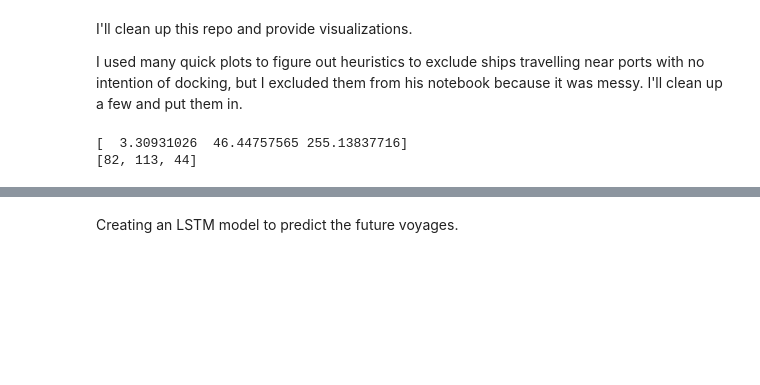
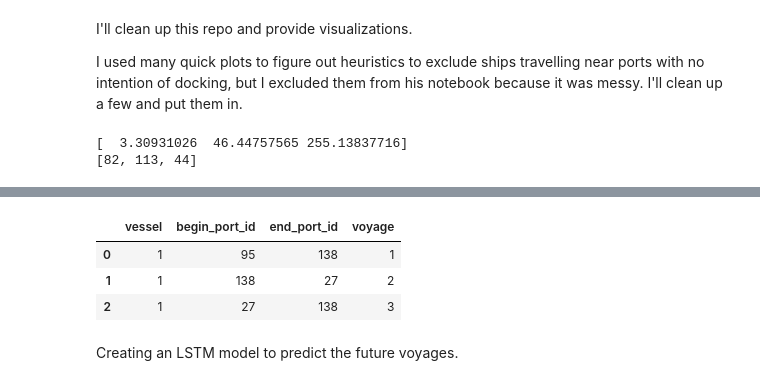
Before and after one commit to yaobviously/sym-cargo, a Jupyter notebook: sym_cargo.ipynb, the cells around one changed output, grey strips where cells are left out. Cells and saved outputs as stored; diff of their text form; code cells hidden in the pictures; blank space fills up the shorter version.

```diff
--- a/sym_cargo.ipynb
+++ b/sym_cargo.ipynb
@@ -274,7 +276,7 @@ def assign_ports(df):
   df['min_speed_for_seq'] = df.groupby('seq_port')['vin_speed'].transform(lambda x: x.min())
   df['nearest_port_dist'] = [[(v)[1] for v in close_ones[n].items()][0] if n in close_ones else 0 for n in df['pred_port']]
   df['nearest_port_min'] = (df['port_dist'] > (df['nearest_port_dist']/2)).astype(int)
-  df['backup_pred'] = df['pred_port']
+  df['back_up_pred'] = df['pred_port']
   # df['max_draft_change'] = [min_max[n][2] if n in min_max else 0 for n in df['pred_port']]
   # df['dist_above_max'] = (df['port_dist'] > df['max_draft_change']).astype(int)
   # df['pred_port'] = np.where(df['dist_above_max'] == 1, 0, df['pred_port'])
@@ -286,13 +288,13 @@ def assign_ports(df):
   # calcing distance from prior port
   df['dist_last_port'] = [vincenty(l, ports[p]) if p>0 else 0 for l, p in zip(df['lat_long'], df['prior_port'])]
 
-  condition = ((df['port_dist'] > 20) & (df['vin_speed'] >1))
+  condition = ((df['port_dist'] > 20) & (df['vin_speed'] >1) & (df['dist_last_port'] <1000))
   df.loc[condition, 'pred_port'] = 0
 
   testcondition = ((df['pred_port']).isin(really_close) & (df['port_dist'] >1))
   df.loc[testcondition, 'pred_port'] = 0
 
-  condition2 = ((df['pred_port'].isin(close_ones)) & (df['vin_speed'] > 0.5))
+  condition2 = ((df['pred_port'].isin(close_ones)) & (df['vin_speed'] > 2))
   df.loc[condition2, 'pred_port'] = 0
 
   condition3 = (df['seq_count'] <2)
@@ -307,14 +309,11 @@ def assign_ports(df):
   condition6 = ((df['pred_port'] == 99) & (df['port_dist'] >10))
   df.loc[condition6, 'pred_port'] = 0
 
-  condition7 = ((df['min_dist_for_seq'] > 40) & (df['sum_draft_change'] <1))
+  condition7 = (df['min_dist_for_seq'] > 40)
   df.loc[condition7, 'pred_port'] = 0
 
-  condition8 = ((df['pred_port'] == 34) & (df['port_dist'] > 24))
+  condition8 = ((df['pred_port'] == 34) & (df['sum_draft_change'] >0 ))
   df.loc[condition8, 'pred_port'] = 0
-
-  specific155 = ~((df['sum_draft_change'] >0) | (df['seq_count'] >5))
-  df['pred_port'] = np.where(specific155, 0, df['pred_port'])
 
   df['pred_port'] = np.where(df['dist_diff'] >= 15, 0, df['pred_port'])
 
@@ -460,10 +459,8 @@ for df in processed_dfs.keys():
   df_['dist_above_min'] = df_['min_dist_for_seq'] - df_['min_dist']
   df_['dist_above_max'] = (df_['port_dist'] > df_['max_draft_change']).astype(int)
   df_['pred_port'] = np.where(df_['dist_above_max'] == 1, 0, df_['pred_port'])
-
-  reverse = ((df_['isnan'] == 1) & (df_['sum_draft_change'] >0))
-  df_['pred_port'] = np.where(reverse, df_['backup_pred'], df_['pred_port'])
-
+  test = ((df_['sum_draft_change'] <1) & (df_['dist_above_min'] > 35))
+  df_['pred_port'] = np.where(test, 0, df_['pred_port'])
   processed_dfs[df] = df_
 # %%
 alldf = pd.concat(processed_dfs)
@@ -634,6 +642,13 @@ sub.rename(columns={'value' : 'begin_port_id'}, inplace=True)
 sub.drop(columns=['variable'], inplace=True)
 sub['end_port_id'] = sub['end_port_id'].astype(int)
 sub = sub.reset_index(drop=True)
+# %%
+sub.head(3)
+# %% [output]
+|  | vessel | begin_port_id | end_port_id | voyage |
+| 0 | 1 | 95 | 138 | 1 |
+| 1 | 1 | 138 | 27 | 2 |
+| 2 | 1 | 27 | 138 | 3 |
 # %% [markdown]
 Creating an LSTM model to predict the future voyages.
 # %%
```
Also changed, not shown: parts of 15 cells of this notebook.
